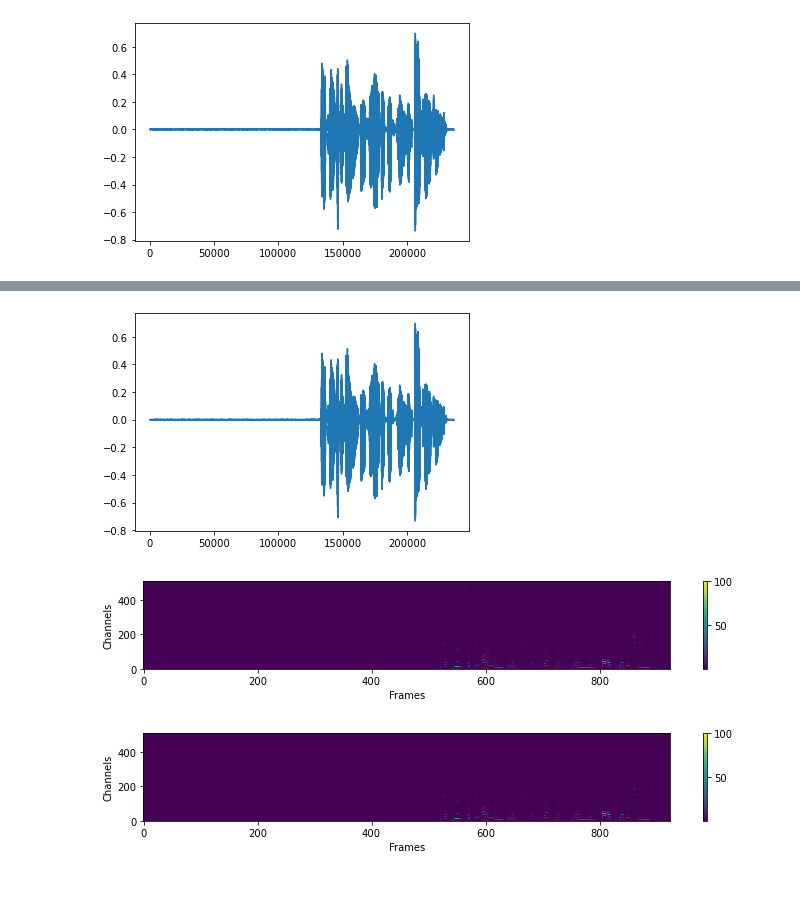
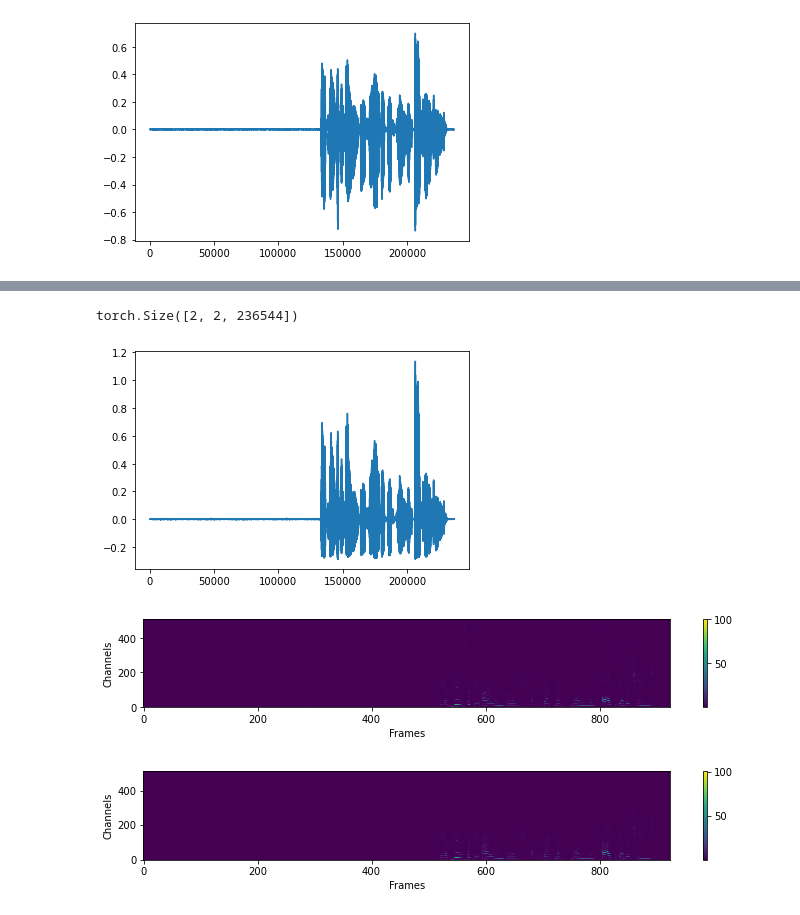
Before and after one commit to maxrmorrison/promonet, a Jupyter notebook: notebooks/snake.ipynb, the cells around one changed output, grey strips where cells are left out. Saved outputs shown, nothing was run; the diff lists cells and outputs as text; code cells hidden in the pictures; blank space fills up the shorter version.

```diff
--- a/notebooks/snake.ipynb
+++ b/notebooks/snake.ipynb
@@ -21,6 +22,8 @@ ipd.Audio(a.squeeze().numpy(), rate=promovits.SAMPLE_RATE)
 [figure]
 # %%
 # Snake activation using sinc filter with kaiser window
-snake = promovits.model.Snake(1, promovits.SAMPLE_RATE)
-plt.plot(snake.kernel_down.squeeze())
+snake = promovits.model.Snake(2)
+plt.plot(snake.kernel[0, 0])
+plt.plot([0.0020,  0.0094, -0.0255, -0.0577,  0.1286,  0.4432,
+         0.4432, 0.1286, -0.0577, -0.0255,  0.0094,  0.0020])
 # %% [output]
@@ -29,10 +63,15 @@ plt.plot(snake.kernel_down.squeeze())
+# %%
+a.repeat(2, 2, 1).shape
+# %% [output]
+torch.Size([2, 2, 236544])
 # %%
-b = snake(a[None]).detach()
-plt.plot(b.squeeze())
+
+b = snake(a.repeat(2, 2, 1)).detach()
+plt.plot(b[0, 0])
 promovits.plot.spectrogram(promovits.preprocess.spectrogram.from_audio(a)).show()
-promovits.plot.spectrogram(promovits.preprocess.spectrogram.from_audio(b)).show()
+promovits.plot.spectrogram(promovits.preprocess.spectrogram.from_audio(b[:1,0])).show()
 # %% [output]
-[figure, old version]
+[figure, new version]
 [figure]
 [figure]
 # %%
```
Also changed, not shown: parts of 5 cells of this notebook, 6 other files.
